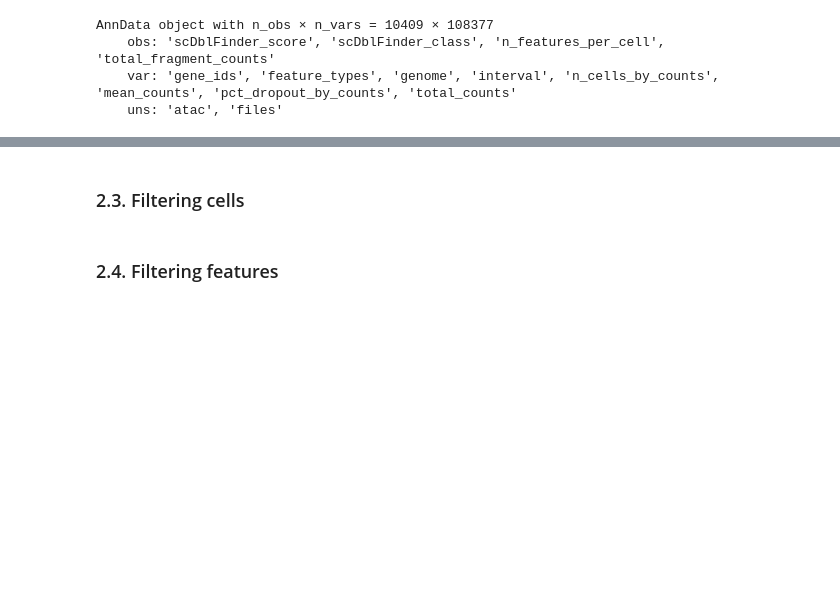
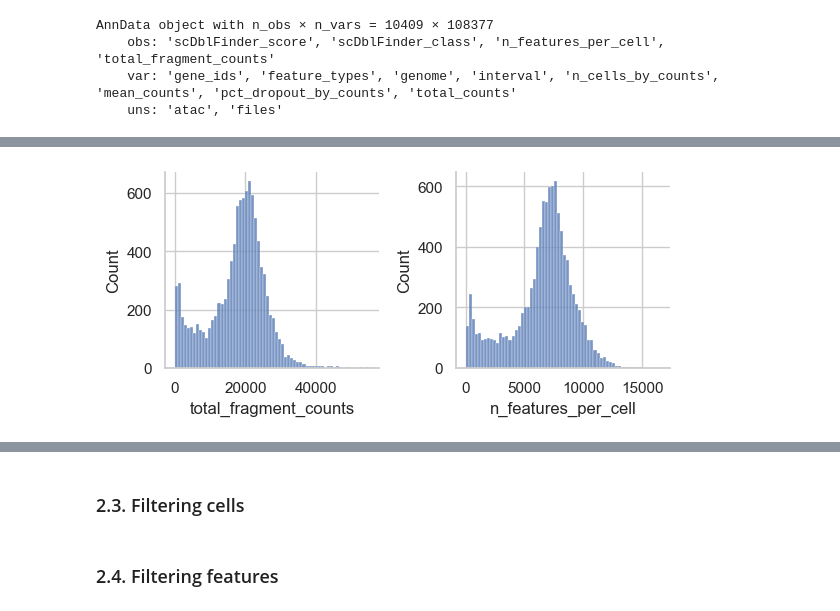
Before and after one commit to chira-ploy/singlecells-DataPlayground, a Jupyter notebook: PBMC10k/ATAC_processing.ipynb, the cells around one changed output, grey strips where cells are left out. Saved outputs shown, nothing was run; the diff lists cells and outputs as text; code cells hidden in the pictures; blank space fills up the shorter version.

```diff
--- a/PBMC10k/ATAC_processing.ipynb
+++ b/PBMC10k/ATAC_processing.ipynb
@@ -258,0 +264,4 @@ sc.pl.violin(atac, ['total_fragment_counts', 'n_features_per_cell'], jitter=0.4,
+# %%
+mu.pl.histogram(atac, ['total_fragment_counts', 'n_features_per_cell'])
+# %% [output]
+[figure, added]
```
Also changed, not shown: parts of 21 cells of this notebook.
